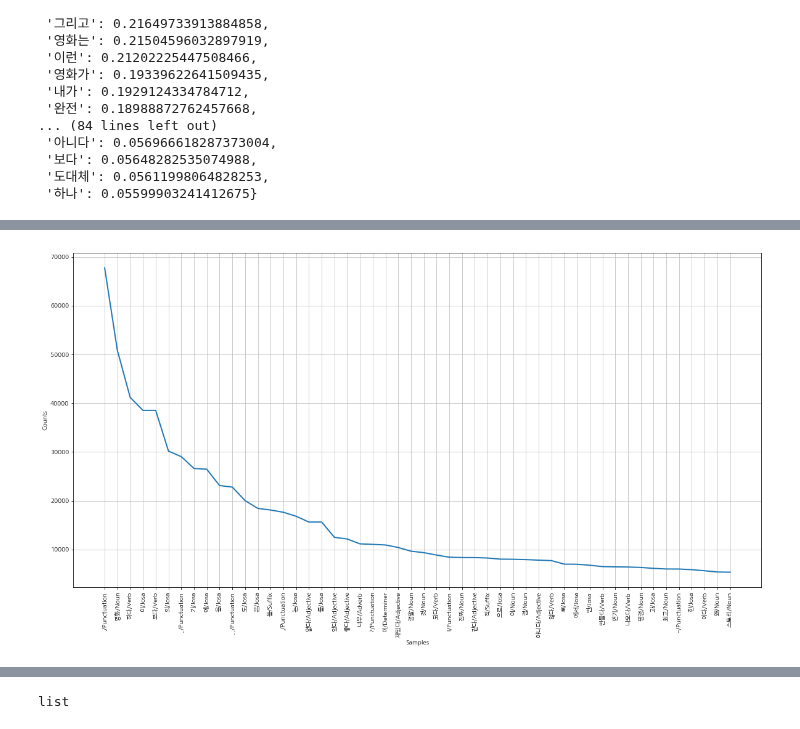
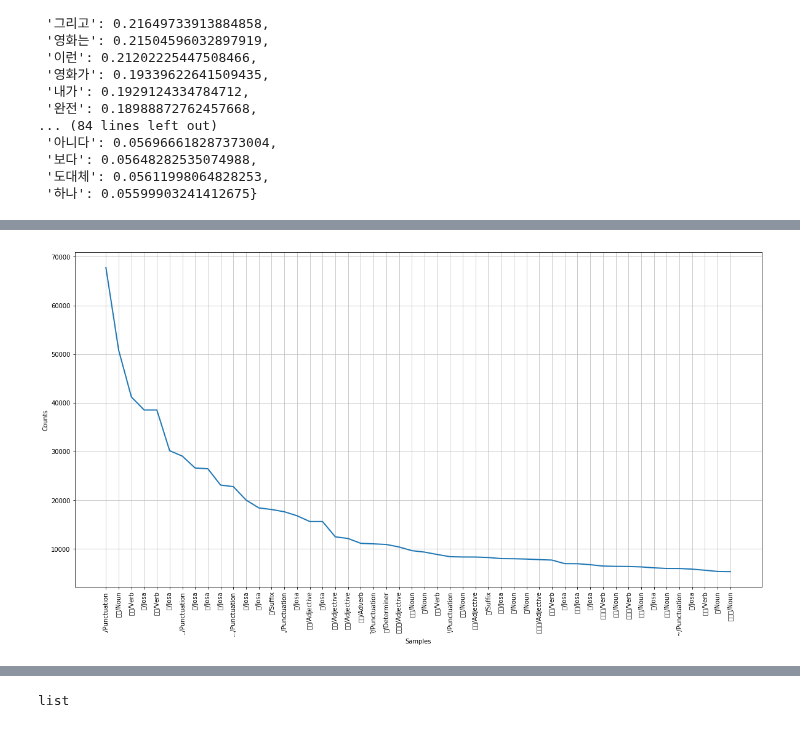
Before and after one commit to qlrepdlxj/movie, a Jupyter notebook: code/test.ipynb, the cells around one changed output, grey strips where cells are left out. Cells and saved outputs as stored; diff of their text form; code cells hidden in the pictures.

```diff
--- a/code/test.ipynb
+++ b/code/test.ipynb
@@ -38,18 +38,18 @@ def tokenize(doc):
     # norm은 정규화, stem은 근어로 표시하기를 나타냄
     return ['/'.join(t) for t in okt.pos(doc, norm=True, stem=True)]
 
-if os.path.isfile('train_docs.json'):
-    with open('train_docs.json', encoding="utf-8") as f:
+if os.path.isfile('/home/ubuntu/movie/NSMC/notebook/train_docs.json'):
+    with open('/home/ubuntu/movie/NSMC/notebook/train_docs.json', encoding="utf-8") as f:
         train_docs = json.load(f)
-    with open('test_docs.json', encoding="utf-8") as f:
+    with open('/home/ubuntu/movie/NSMC/notebook/test_docs.json', encoding="utf-8") as f:
         test_docs = json.load(f)
 else:
     train_docs = [(tokenize(row[1]), row[2]) for row in train_data]
     test_docs = [(tokenize(row[1]), row[2]) for row in test_data]
     # JSON 파일로 저장
-    with open('train_docs.json', 'w', encoding="utf-8") as make_file:
+    with open('/home/ubuntu/movie/NSMC/notebook/train_docs.json', 'w', encoding="utf-8") as make_file:
         json.dump(train_docs, make_file, ensure_ascii=False, indent="\t")
-    with open('test_docs.json', 'w', encoding="utf-8") as make_file:
+    with open('/home/ubuntu/movie/NSMC/notebook/test_docs.json', 'w', encoding="utf-8") as make_file:
         json.dump(test_docs, make_file, ensure_ascii=False, indent="\t")
 
 # 예쁘게(?) 출력하기 위해서 pprint 라이브러리 사용
@@ -163,16 +163,16 @@ from wordcloud import STOPWORDS
 # %%
 import matplotlib.pyplot as plt
 from matplotlib import font_manager, rc
 %matplotlib inline
 
-font_fname = '/usr/share/fonts/NanumFont/NanumGothic.ttf'
+font_fname = '/usr/share/fonts/truetype/nanum/NanumGothic.ttf'
 font_name = font_manager.FontProperties(fname=font_fname).get_name()
 rc('font', family=font_name)
 
 plt.figure(figsize=(20,10))
 text.plot(50)
 # %% [output]
-[figure, old version]
+[figure, new version]
 # %%
 # 시간이 꽤 걸립니다! 시간을 절약하고 싶으면 most_common의 매개변수를 줄여보세요.
 import os
```
Also changed, not shown: parts of 13 cells of this notebook, 32 other files.
